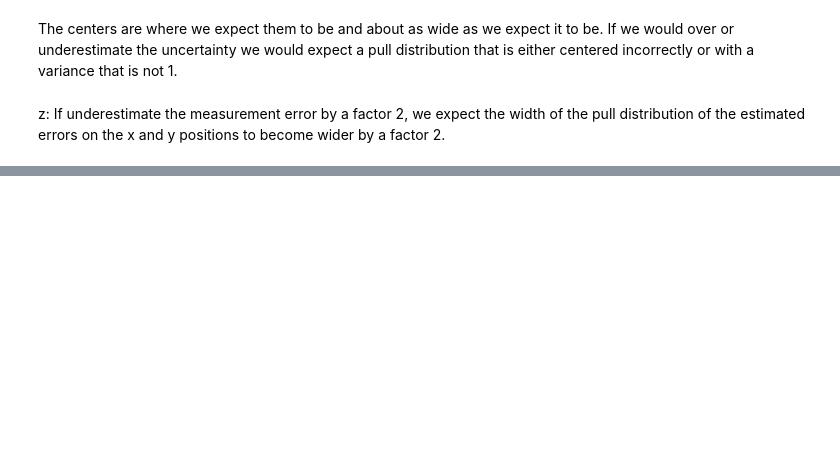
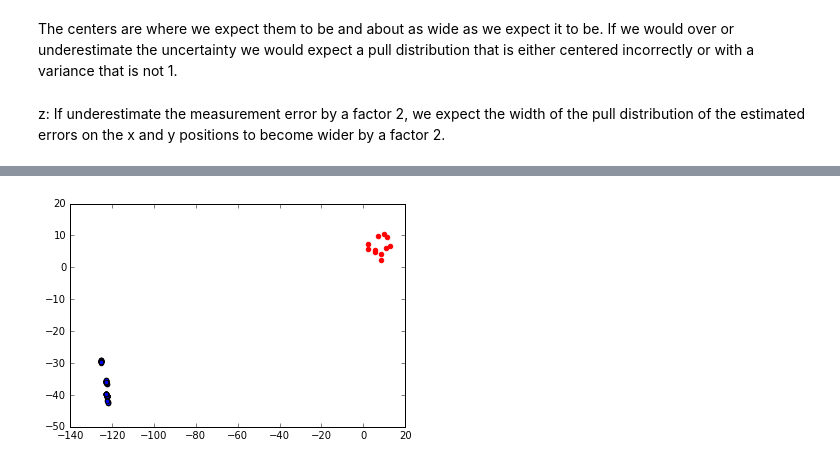
Before and after one commit to S3BASTI3N/WifiTracking, a Jupyter notebook: WifiTracking.ipynb, the cells around one changed output, grey strips where cells are left out. Saved outputs shown, nothing was run; the diff lists cells and outputs as text; code cells hidden in the pictures; blank space fills up the shorter version.

```diff
--- a/WifiTracking.ipynb
+++ b/WifiTracking.ipynb
@@ -771,0 +633,80 @@ groups:  37
+# %%
+routers = {'Lima': [5.82, 5.48],
+          'Mike': [11.33, 9.43],
+          'Kilo': [12.93, 6.77],
+          'Oscar': [2.48, 7.36],
+          'Alpha': [8.53, 2.16],
+          'India': [2.18, 5.61],
+          'November': [8.34, 4.13],
+          'Hotel': [5.43, 4.71],
+          'Romeo': [10.99, 5.94],
+          'Quebec': [6.82, 9.78],
+          'Papa': [9.9, 10.39]}
+
+Pt = 0
+sigma = 12
+nSamples = 100
+
+initialPosition = []
+currentGroup = []
+positions = []
+chis = []
+
+def estimatePosition(devicePosition):
+    x,y = devicePosition
+    Chi = 0
+    for packet in currentGroup:
+        routerLocation = routers[packet['droneId']]
+        xi = routerLocation[0]
+        yi = routerLocation[1]
+        Z = 2
+        Si = getExpectedStrength(x,y,xi,yi,Z,Pt)
+        Pri = packet['signal']
+
+        Chi += math.pow(Si-Pri,2)/math.pow(sigma,2)
+    return Chi
+
+def getRandomInitialPosition():
+    xMin = min(routers.values(), key=lambda router: router[0])[0]
+    yMin = min(routers.values(), key=lambda router: router[1])[1]
+    xMax = max(routers.values(), key=lambda router: router[0])[0]
+    yMax = max(routers.values(), key=lambda router: router[1])[1]
+
+    randX = np.random.rand()*(xMax-xMin)
+    randY = np.random.rand()*(yMax-yMin)
+
+    return [randX, randY]
+
+for group in data:
+    position = [0,0]
+    chi = 0;
+    currentGroup = group
+    for i in range(nSamples):
+        initialPosition = getRandomInitialPosition()
+
+        result = minimize(estimatePosition, initialPosition, method='Powell')
+        #position[0] = position[0] + (1/nSamples) * result.x[0]
+        #position[1] = position[1] + (1/nSamples) * result.x[1]
+
+        #chi += (1/nSamples) * result.fun
+
+        positions.append([result.x[0], result.x[1]])
+        chis.append(result.fun)
+
+    break
+
+    #positions.append(position)
+    #chis.append(chi)
+
+routerPositions = np.matrix(list(routers.values()))
+positions = np.matrix(positions)
+plt.scatter(routerPositions[:,0], routerPositions[:,1], color='r')
+plt.scatter(positions[:,0], positions[:,1])
+
+plt.show()
+
+plt.hist(chis, bins=10)
+plt.show()
+
+print(np.mean(chis))
+# %% [output]
@@ -771,0 +724 @@ groups:  37
+[figure, added]
```
Also changed, not shown: parts of 14 cells of this notebook.
